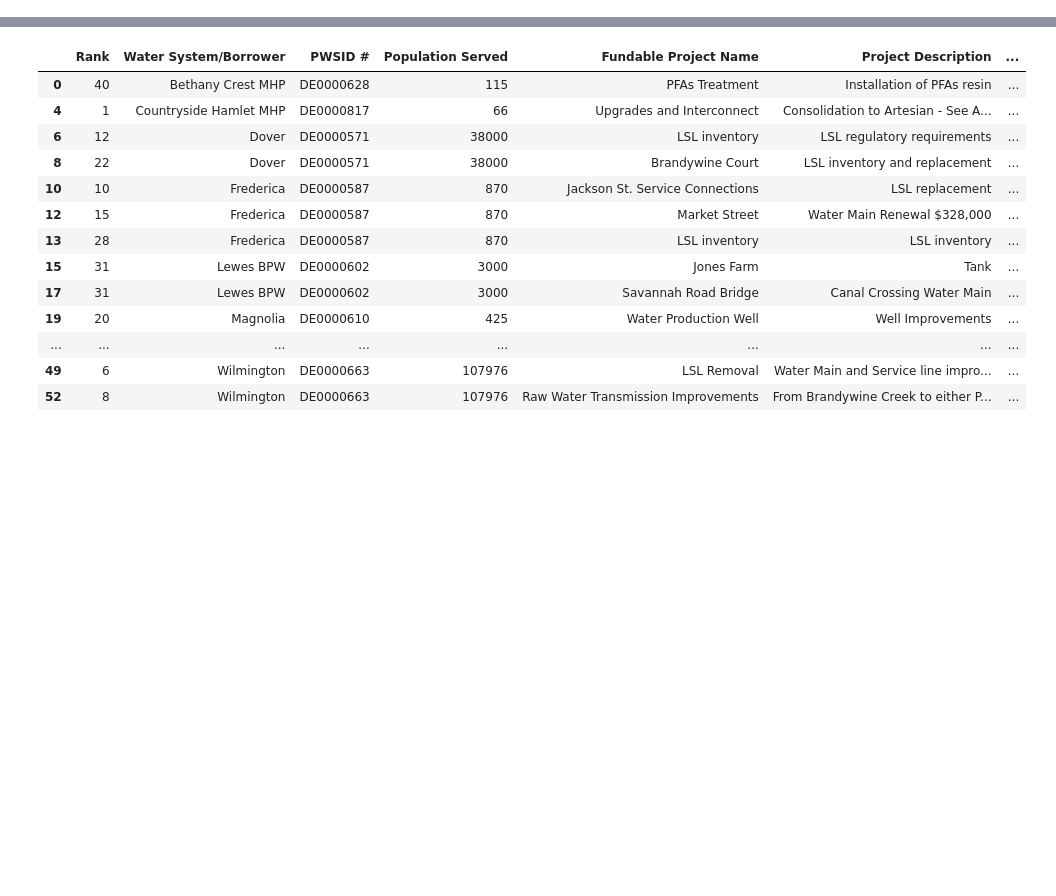
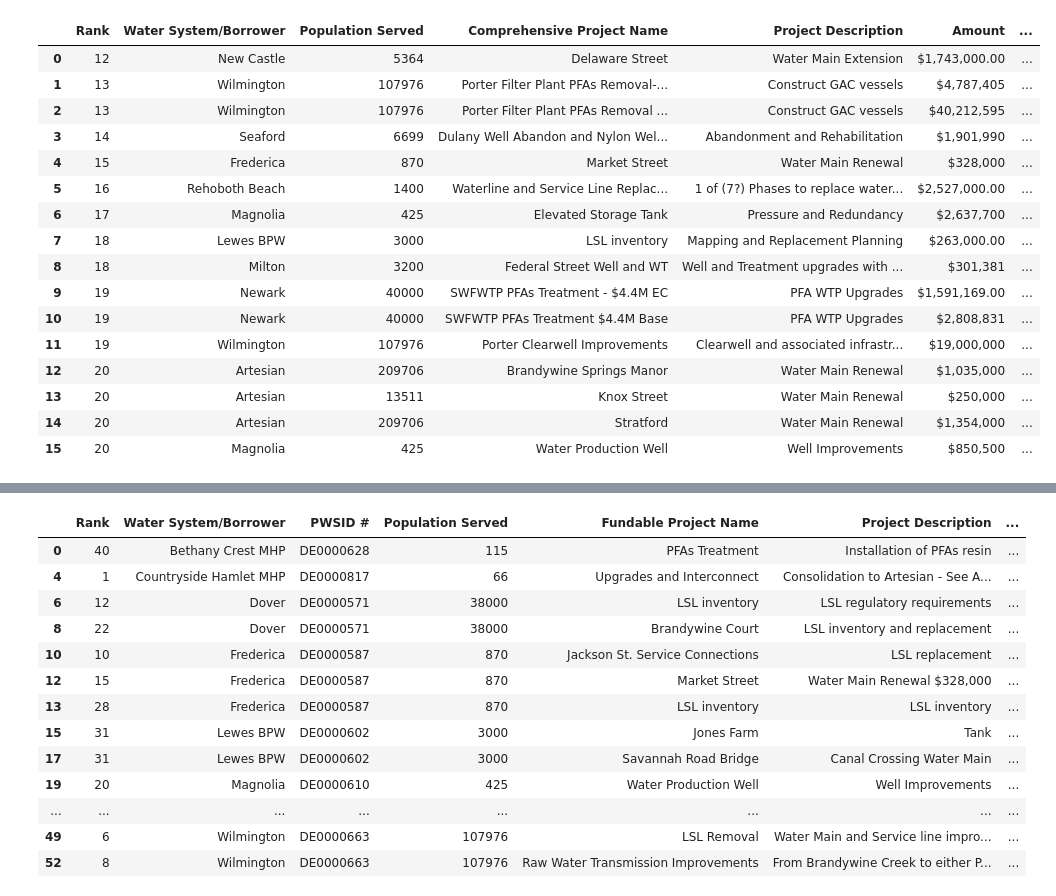
Before and after one commit to Environmental-Policy-Innovation-Center/dw-dashboard, a Jupyter notebook: pdf-parsing-code/parse-de.ipynb, the cells around one changed output, grey strips where cells are left out. Cells and saved outputs as stored; diff of their text form; code cells hidden in the pictures; blank space fills up the shorter version.

```diff
--- a/pdf-parsing-code/ppl-parse-de.ipynb
+++ b/pdf-parsing-code/parse-de.ipynb
@@ -7,0 +85,4 @@ warnings.filterwarnings("ignore")
+# %%
+de_ppl = de_ppl.drop_duplicates(ignore_index=True)
+# drop the consolidated row where all of the former column names ended up after aggregating
+de_ppl.reset_index(inplace=True, drop=True)
@@ -7,0 +95,49 @@ warnings.filterwarnings("ignore")
+# %%
+# starting at row 15-30 (12, Greenwood), Project Description and Amount get combined and need to be split by /n
+# then all columns need to be moved over one because of this combination collapsing each value into the wrong column
+
+de_ppl_2 = de_ppl.iloc[15:31,].reset_index(drop=True).copy()
+
+# moving from right to left, replace the column's values with the column to the left
+# until we arrive at the point where data was merged together erroneously
+de_ppl_2['Notes'] = de_ppl_2['Anticipated Subsidy Amount']
+de_ppl_2['Anticipated Subsidy Amount'] = de_ppl_2['Anticipated Subsidy']
+de_ppl_2['Anticipated Subsidy'] = de_ppl_2['Terms']
+de_ppl_2['Terms'] = de_ppl_2['Financing']
+de_ppl_2['Financing'] = de_ppl_2['Funding Appropriation']
+de_ppl_2['Funding Appropriation'] = de_ppl_2['Total Points']
+de_ppl_2['Total Points'] = de_ppl_2['DAC? - A, E, W, U']
+de_ppl_2['DAC? - A, E, W, U'] = de_ppl_2['Amount']
+
+# split by dollar sign to handle issue where linebreak doesn't always appear
+de_ppl_2[['Project Description','Amount']] = de_ppl_2['Project Description'].str.split('$', expand=True)
+
+# add $ back
+de_ppl_2['Amount'] = "$" + de_ppl_2['Amount']
+
+# remove linebreak where it appears
+de_ppl_2['Project Description'] = de_ppl_2['Project Description'].str.replace("\n", "")
+
+# note that (19, Newark) is the only row where project name and description conflate, need to manually fix
+de_ppl_2.iloc[9, 3] = "SWFWTP PFAs Treatment - $4.4M EC"
+de_ppl_2.iloc[9, 4] = 'PFA WTP Upgrades'
+# %%
+de_ppl_2.head(20)
+# %% [output]
+|  | Rank | Water System/Borrower | Population Served | Comprehensive Project Name | Project Description | Amount | ... |
+| 0 | 12 | New Castle | 5364 | Delaware Street | Water Main Extension | $1,743,000.00 | ... |
+| 1 | 13 | Wilmington | 107976 | Porter Filter Plant PFAs Removal-... | Construct GAC vessels | $4,787,405 | ... |
+| 2 | 13 | Wilmington | 107976 | Porter Filter Plant PFAs Removal ... | Construct GAC vessels | $40,212,595 | ... |
+| 3 | 14 | Seaford | 6699 | Dulany Well Abandon and Nylon Wel... | Abandonment and Rehabilitation | $1,901,990 | ... |
+| 4 | 15 | Frederica | 870 | Market Street | Water Main Renewal | $328,000 | ... |
+| 5 | 16 | Rehoboth Beach | 1400 | Waterline and Service Line Replac... | 1 of (7?) Phases to replace water... | $2,527,000.00 | ... |
+| 6 | 17 | Magnolia | 425 | Elevated Storage Tank | Pressure and Redundancy | $2,637,700 | ... |
+| 7 | 18 | Lewes BPW | 3000 | LSL inventory | Mapping and Replacement Planning | $263,000.00 | ... |
+| 8 | 18 | Milton | 3200 | Federal Street Well and WT | Well and Treatment upgrades with ... | $301,381 | ... |
+| 9 | 19 | Newark | 40000 | SWFWTP PFAs Treatment - $4.4M EC | PFA WTP Upgrades | $1,591,169.00 | ... |
+| 10 | 19 | Newark | 40000 | SWFWTP PFAs Treatment $4.4M Base | PFA WTP Upgrades | $2,808,831 | ... |
+| 11 | 19 | Wilmington | 107976 | Porter Clearwell Improvements | Clearwell and associated infrastr... | $19,000,000 | ... |
+| 12 | 20 | Artesian | 209706 | Brandywine Springs Manor | Water Main Renewal | $1,035,000 | ... |
+| 13 | 20 | Artesian | 13511 | Knox Street | Water Main Renewal | $250,000 | ... |
+| 14 | 20 | Artesian | 209706 | Stratford | Water Main Renewal | $1,354,000 | ... |
+| 15 | 20 | Magnolia | 425 | Water Production Well | Well Improvements | $850,500 | ... |
```
Also changed, not shown: parts of 16 cells of this notebook, 3 other files.
